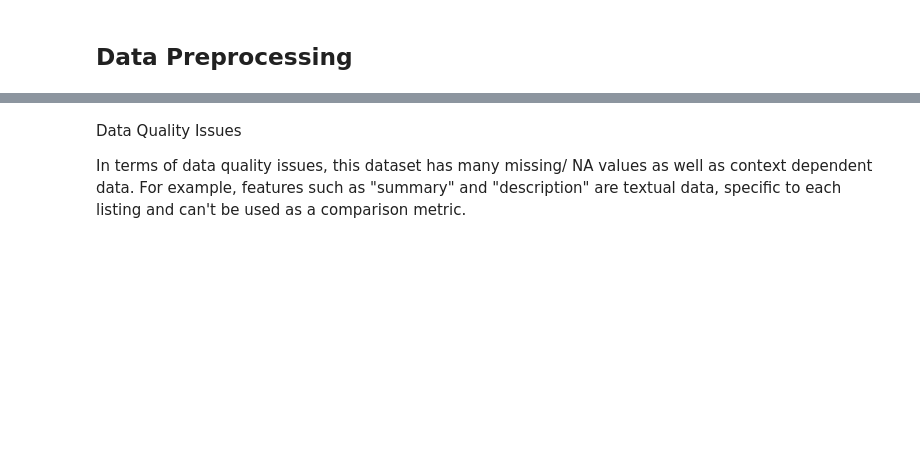
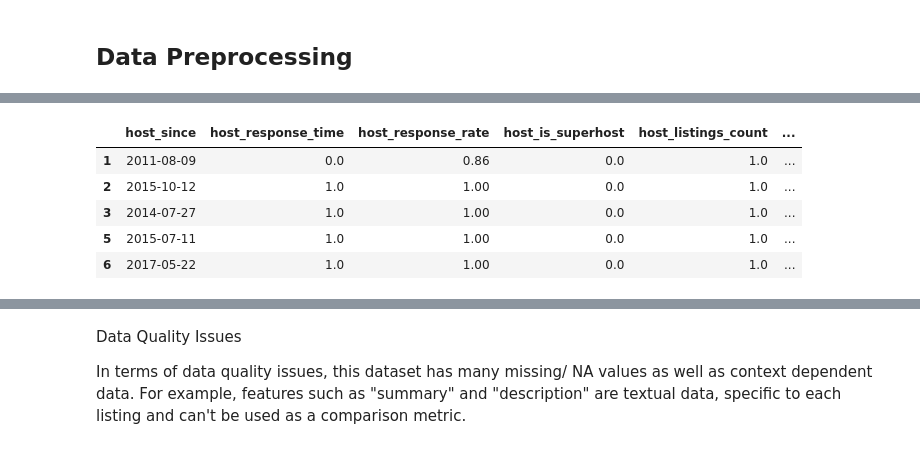
Before and after one commit to Willnguyen02/CS235F_HW2, a Jupyter notebook: CS235_HW2_Nguyen_William.ipynb, the cells around one changed output, grey strips where cells are left out. Saved outputs shown, nothing was run; the diff lists cells and outputs as text; code cells hidden in the pictures; blank space fills up the shorter version.

```diff
--- a/CS235_HW2_Nguyen_William.ipynb
+++ b/CS235_HW2_Nguyen_William.ipynb
@@ -203,0 +255,22 @@ Percent of dataset retained after data cleaning: 66.0%
+# %%
+# [neighbourhood_group_cleansed]
+# Did the same process as bed_type
+
+# Used One Hot Encoding to encode nominal data
+encoder = OneHotEncoder(sparse_output=False)
+encoded_data = encoder.fit_transform(trainDF[["neighbourhood_group_cleansed"]])
+
+# Concat data together with the main dataset
+encoded_data = pd.DataFrame(encoded_data, columns=encoder.get_feature_names_out(["neighbourhood_group_cleansed"]), index=trainDF.index)
+trainDF = pd.concat([trainDF, encoded_data], axis=1)
+
+# Remove the original feature
+trainDF = trainDF.drop(columns=["neighbourhood_group_cleansed"], axis=1)
+trainDF.head()
+# %% [output]
+|  | host_since | host_response_time | host_response_rate | host_is_superhost | host_listings_count | ... |
+| 1 | 2011-08-09 | 0.0 | 0.86 | 0.0 | 1.0 | ... |
+| 2 | 2015-10-12 | 1.0 | 1.00 | 0.0 | 1.0 | ... |
+| 3 | 2014-07-27 | 1.0 | 1.00 | 0.0 | 1.0 | ... |
+| 5 | 2015-07-11 | 1.0 | 1.00 | 0.0 | 1.0 | ... |
+| 6 | 2017-05-22 | 1.0 | 1.00 | 0.0 | 1.0 | ... |
```
Also changed, not shown: parts of 17 cells of this notebook.
